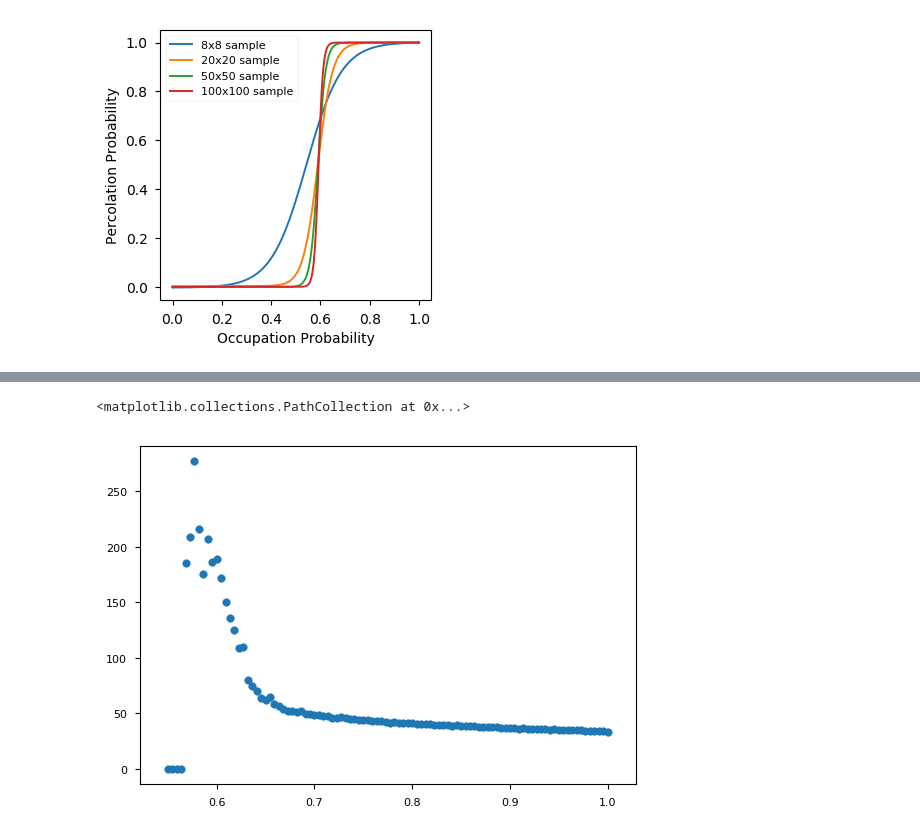
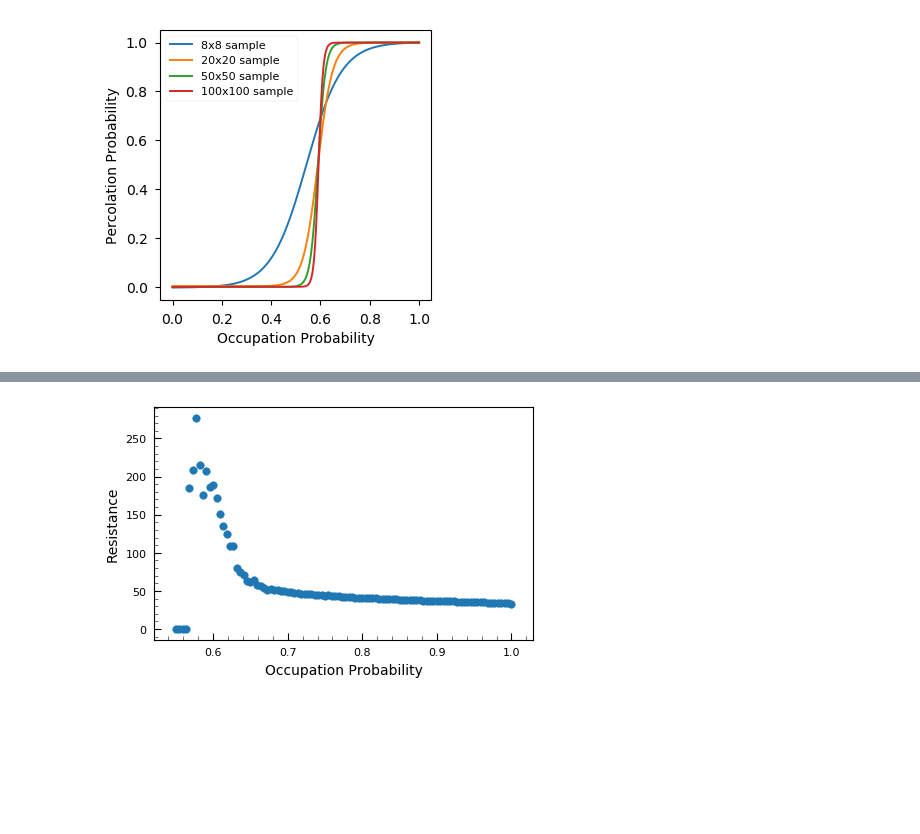
Before and after one commit to prabowobagas/Jupyter-Notebook-Thesis, a Jupyter notebook: Weekly Journal.ipynb, the cells around one changed output, grey strips where cells are left out. Saved outputs shown, nothing was run; the diff lists cells and outputs as text; code cells hidden in the pictures; blank space fills up the shorter version.

```diff
--- a/Weekly Journal.ipynb
+++ b/Weekly Journal.ipynb
@@ -736,18 +762,23 @@ df.to_csv('PercSimData\\Sample_resistance\\sample_resistance_num=' + str(num) +
 # %%
 # data = list(zip(occupy_range,resistance_array))
 # df = pd.DataFrame(data, columns=['Occupation Probability', 'Resistance'])
 # df.to_csv('PercSimData\\Sample_resistance\\sample_resistance.txt', sep='\t', index=False)
 
 df = pd.read_csv('PercSimData\\Sample_resistance\\sample_resistance_num=100.txt', sep='\t')
 fig1 = plt.figure(1)
 ax1 = fig1.add_subplot(1, 1, 1)
 ax1.scatter(df['Occupation Probability'], df['Resistance'])
+ax1.set_xlabel('Occupation Probability', fontsize=10)
+ax1.set_ylabel('Resistance', fontsize=10)
+ax1.tick_params(axis = 'both', which = 'both', length=5, direction='in')
+ax1.minorticks_on()
+ax1.tick_params(axis='both', which='minor', length=3)
+fig1.set_size_inches(plot_width*1.4, plot_height*1.4)
 
 # fig2 = plt.figure(2)
 # ax2 = fig2.add_subplot(1, 1, 1)
 # Vds_linspace = np.linspace(200, 400, num=4)
 # Current = df['Resistance']
 # ax2.plot(Vds_linspace, Current)
 # %% [output]
-<matplotlib.collections.PathCollection at 0x...>
-[figure, old version]
+[figure, new version]
```
Also changed, not shown: parts of 6 cells of this notebook, 2 other files.
